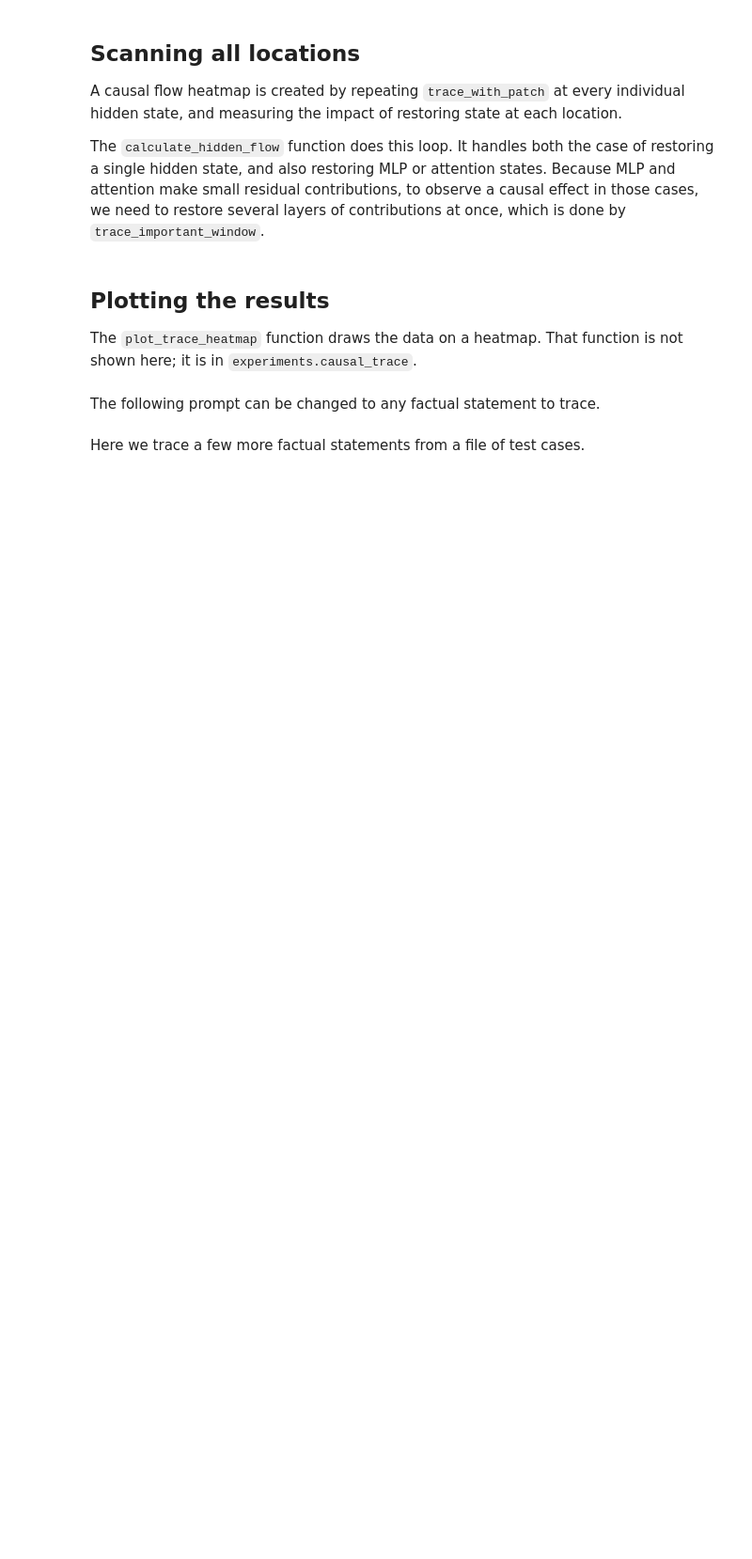
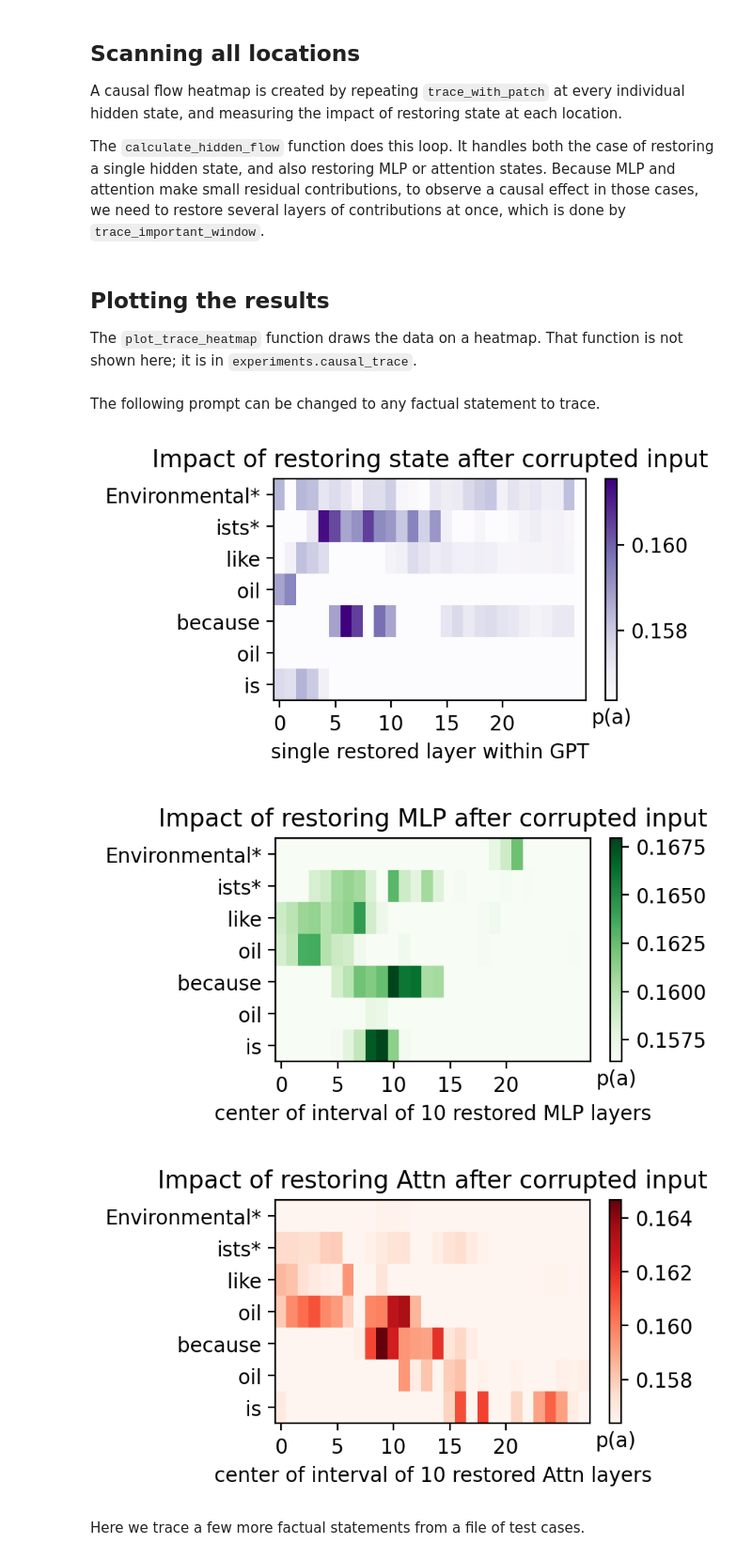
Before and after one commit to QuintinPope/rome, a Jupyter notebook: notebooks/causal_trace.ipynb, the cells around one changed output. Shown at 94% size. Saved outputs shown, nothing was run; the diff lists cells and outputs as text; code cells hidden in the pictures; blank space fills up the shorter version.

```diff
--- a/notebooks/causal_trace.ipynb
+++ b/notebooks/causal_trace.ipynb
@@ -281,7 +283,11 @@ def plot_all_flow(mt, prompt, subject=None, noise=0.1, modelname=None):
 # %% [markdown]
 The following prompt can be changed to any factual statement to trace.
 # %%
-plot_all_flow(mt, 'The Space Needle is in the city of', noise=noiseParam)
+plot_all_flow(mt, 'Environmentalists like oil because oil is', noise=noiseParam)
+# %% [output]
+[figure, added]
+[figure, added]
+[figure, added]
 # %% [markdown]
 Here we trace a few more factual statements from a file of test cases.
 # %%
```
Also changed, not shown: parts of 2 cells of this notebook, 3 other files.
